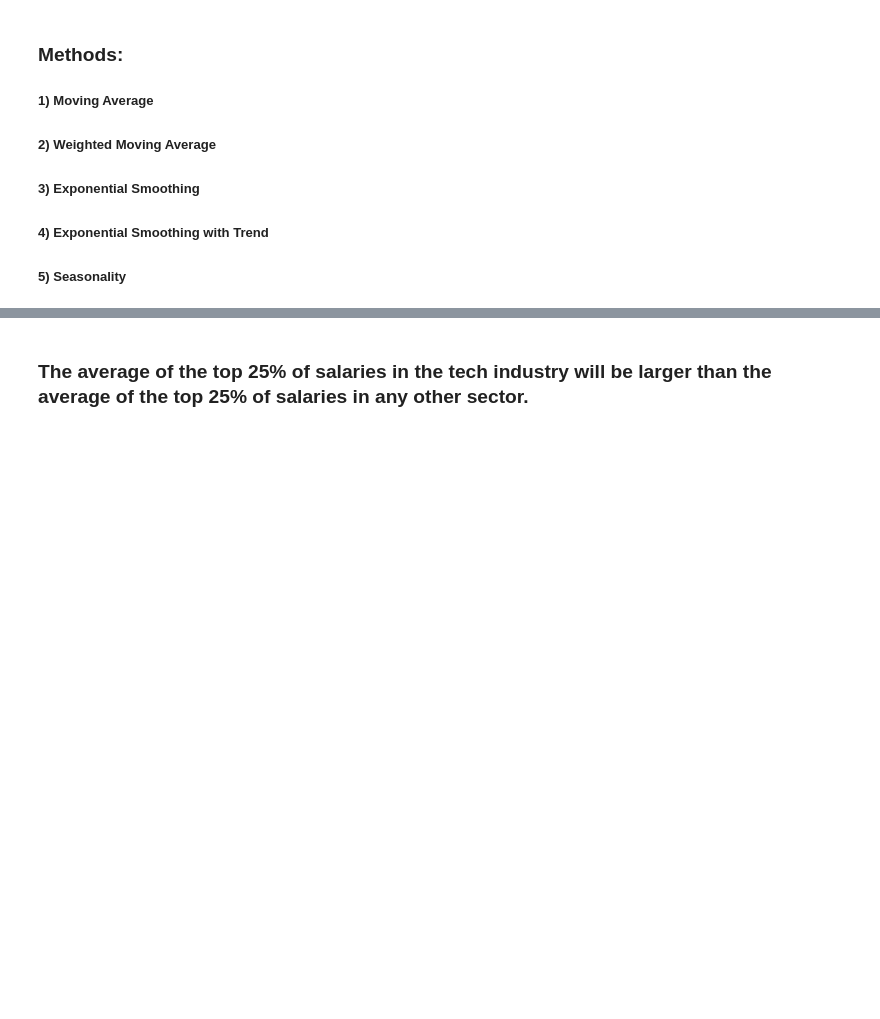
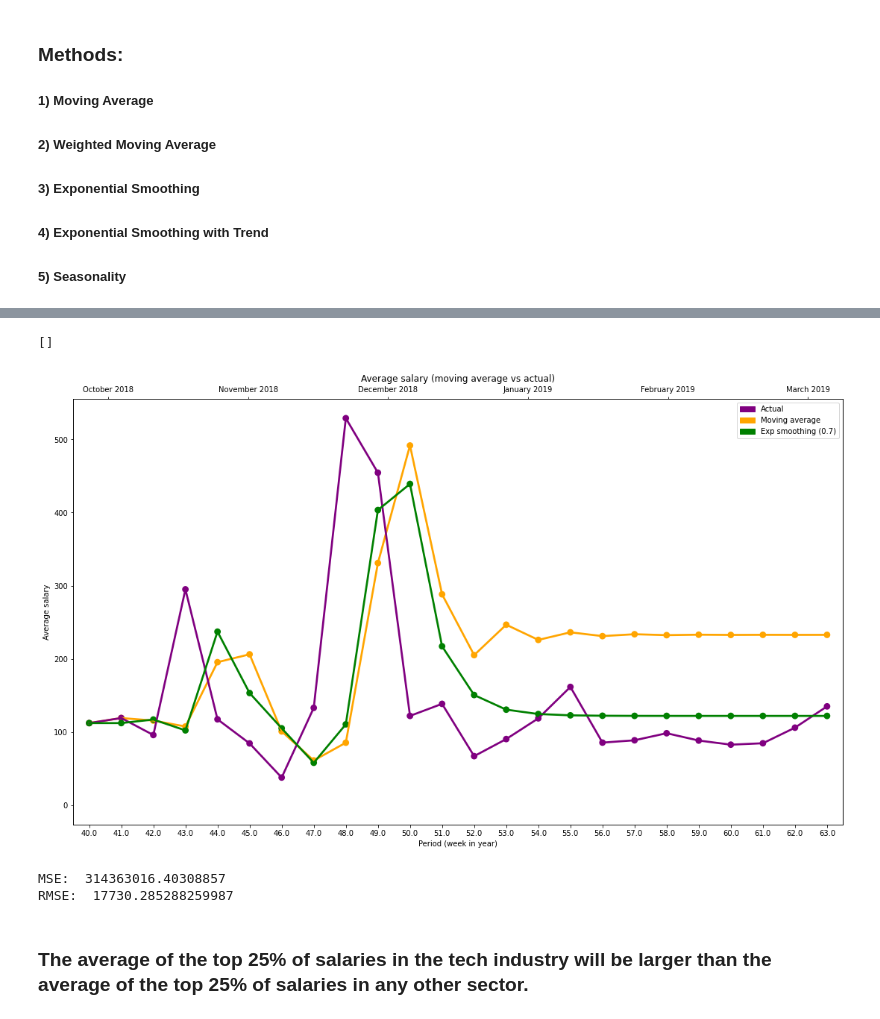
Before and after one commit to ErrolMc/3803-Assignment, a Jupyter notebook: Assignment/Notebook/Assignment.ipynb, the cells around one changed output, grey strips where cells are left out. Drawn from its saved outputs; the diff is of its cells as text; code cells hidden in the pictures; blank space fills up the shorter version.

```diff
--- a/Assignment/Notebook/Assignment.ipynb
+++ b/Assignment/Notebook/Assignment.ipynb
@@ -493,3 +477,70 @@ plt.show()
+# %%
+allDF_half = allDF[:11]
+allDF_half = AddPeriods(allDF_half, 51, 63)
+
+k = 2
+allDF_half = MovingAverage(allDF_half, analysisColumnName, 'MovingAverage', 'Period', k, len(periods))
+
+alpha = 0.7
+allDF_half = ExponentialSmoothing(allDF_half, analysisColumnName, 'ExpSmoothing', alpha, 11)
+allDF_half["Actual"] = allDF[analysisColumnName]
+# %%
+# make the graph
+actualColor = 'purple'
+predictColor = 'orange'
+expColor = 'green'
+
+actualPatch = mpatches.Patch(color=actualColor, label='Actual')
+predictPatch = mpatches.Patch(color=predictColor, label='Moving average')
+expPatch = mpatches.Patch(color=expColor, label='Exp smoothing (' + str(alpha) + ')')
+
+f, ax = plt.subplots(1, 1)
+
+sns.pointplot(x='Period', y='MovingAverage', data=allDF_half, color=predictColor)
+sns.pointplot(x='Period', y='Actual', data=allDF_half, color=actualColor)
+sns.pointplot(x='Period', y='ExpSmoothing', data=allDF_half, color=expColor)
+
+ax2 = ax.twiny()
+ax2.plot(periodDates, np.zeros(len(periodDates)), alpha=0)
+
+ax.set_title("Average salary (moving average vs actual)")
+plt.legend(handles=[actualPatch, predictPatch, expPatch])
+ax.set_ylabel("Average salary")
+ax.set_xlabel("Period (week in year)")
+
+fig = plt.gcf()
+fig.set_size_inches(18.5, 10.5)
+
+plt.plot()
+# %% [output]
+[]
+[figure, added]
+# %%
+import math
+def MSE(real, pred):
+    total = 0
+    N = len(real)
+    for i in range(N):
+        diff = real[i] - pred[i]
+        diff2 = diff * diff
+        total += diff2
+    mse = total / N
+    return mse
+
+def RMSE(real, pred):
+    return math.sqrt(MSE(real, pred))
+
+realList = allDF_half["Actual"].tolist()
+averageList = allDF_half["MovingAverage"].tolist()
+averageList = allDF_half["ExpSmoothing"].tolist()
+
+mse = MSE(realList, predList)
+rmse = RMSE(realList, predList)
+print("MSE: ", mse)
+print("RMSE: ", rmse)
+# %% [output]
+MSE:  314363016.40308857
+RMSE:  17730.285288259987
 # %% [markdown]
 ### The average of the top 25% of salaries in the tech industry will be larger than the average of the top 25% of salaries in any other sector.
 # %%
```
Also changed, not shown: parts of 14 cells of this notebook.
